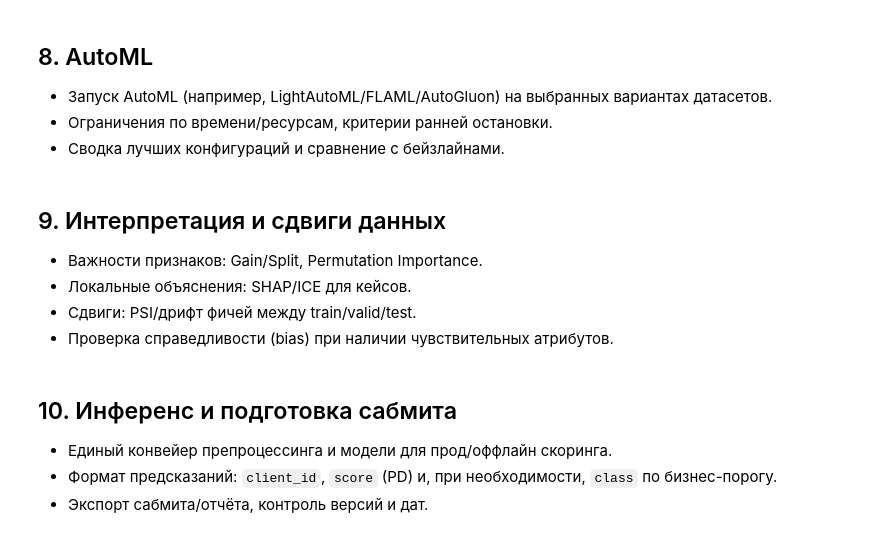
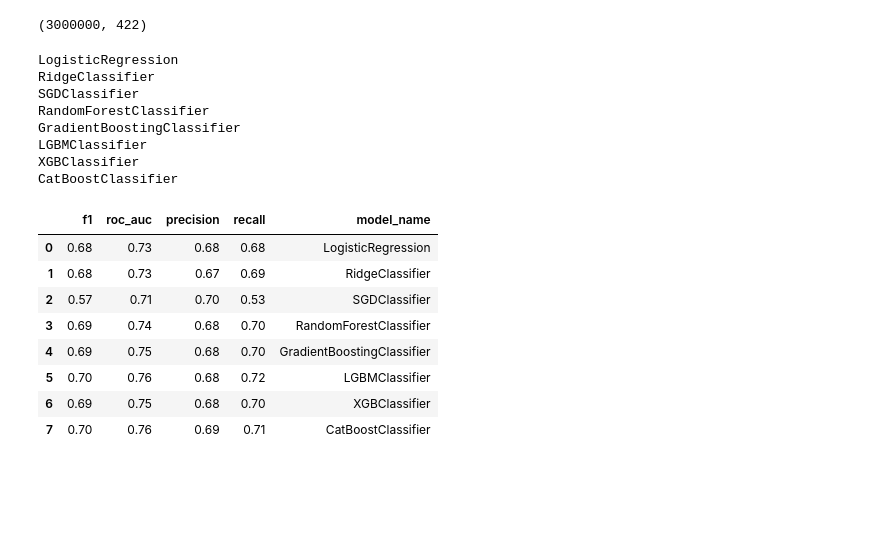
Before and after one commit to Braxlysh/CreditRisks, a Jupyter notebook: creditRiskModeling.ipynb, the cells around one changed output. Drawn from its saved outputs; the diff is of its cells as text; code cells hidden in the pictures; blank space fills up the shorter version.

```diff
--- a/creditRiskModeling.ipynb
+++ b/creditRiskModeling.ipynb
@@ -456,16 +1374,29 @@ df_all.to_parquet(
-# %% [markdown]
-## 8. AutoML
-- Запуск AutoML (например, LightAutoML/FLAML/AutoGluon) на выбранных вариантах датасетов.
-- Ограничения по времени/ресурсам, критерии ранней остановки.
-- Сводка лучших конфигураций и сравнение с бейзлайнами.
-# %% [markdown]
-## 9. Интерпретация и сдвиги данных
-- Важности признаков: Gain/Split, Permutation Importance.
-- Локальные объяснения: SHAP/ICE для кейсов.
-- Сдвиги: PSI/дрифт фичей между train/valid/test.
-- Проверка справедливости (bias) при наличии чувствительных атрибутов.
-# %% [markdown]
-## 10. Инференс и подготовка сабмита
-- Единый конвейер препроцессинга и модели для прод/оффлайн скоринга.
-- Формат предсказаний: `client_id`, `score` (PD) и, при необходимости, `class` по бизнес-порогу.
-- Экспорт сабмита/отчёта, контроль версий и дат.
+# %%
+df = pd.read_parquet("prepared_data\\test4.parquet", engine="pyarrow")
+df.shape
+# %% [output]
+(3000000, 422)
+# %%
+df = pd.read_parquet("prepared_data\\test4.parquet", engine="pyarrow")
+df = downsample_balanced(df, target="flag")
+
+res4 = pd.DataFrame(get_result(df))
+res4
+# %% [output]
+LogisticRegression
+RidgeClassifier
+SGDClassifier
+RandomForestClassifier
+GradientBoostingClassifier
+LGBMClassifier
+XGBClassifier
+CatBoostClassifier
+|  | f1 | roc_auc | precision | recall | model_name |
+| 0 | 0.68 | 0.73 | 0.68 | 0.68 | LogisticRegression |
+| 1 | 0.68 | 0.73 | 0.67 | 0.69 | RidgeClassifier |
+| 2 | 0.57 | 0.71 | 0.70 | 0.53 | SGDClassifier |
+| 3 | 0.69 | 0.74 | 0.68 | 0.70 | RandomForestClassifier |
+| 4 | 0.69 | 0.75 | 0.68 | 0.70 | GradientBoostingClassifier |
+| 5 | 0.70 | 0.76 | 0.68 | 0.72 | LGBMClassifier |
+| 6 | 0.69 | 0.75 | 0.68 | 0.70 | XGBClassifier |
+| 7 | 0.70 | 0.76 | 0.69 | 0.71 | CatBoostClassifier |
```
Also changed, not shown: parts of 64 cells of this notebook, 8 other files.
